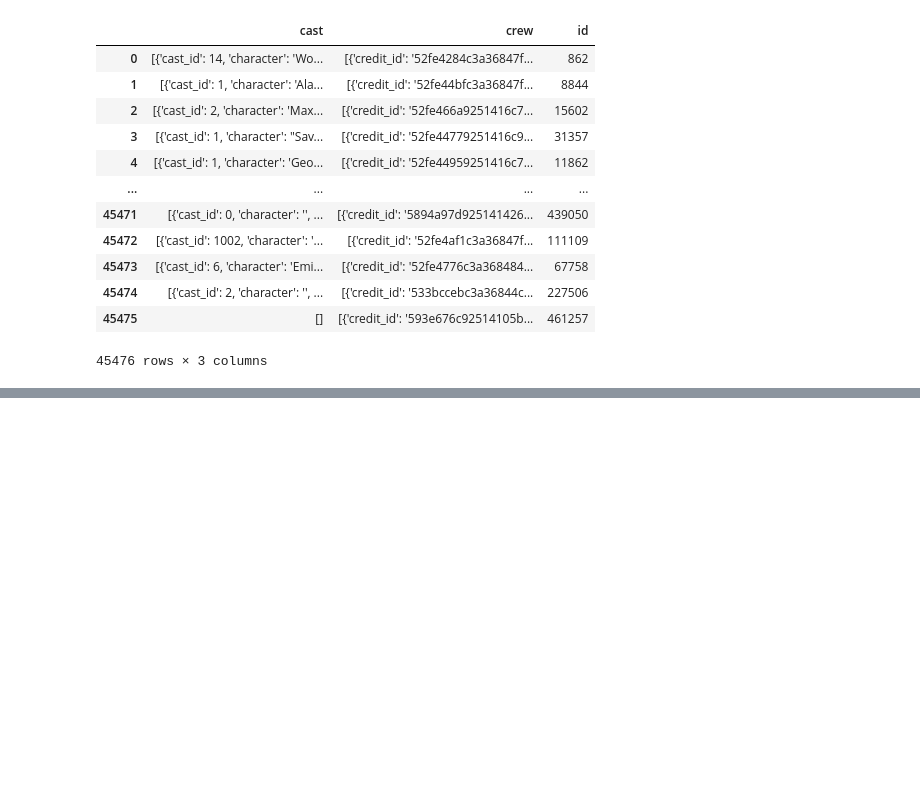
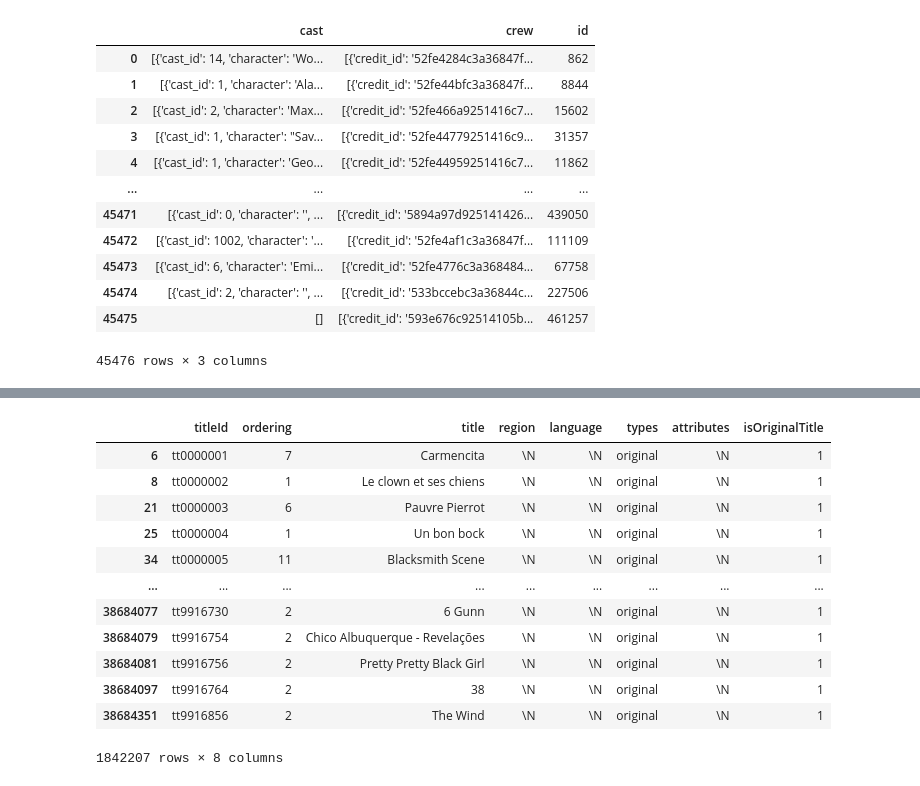
Before and after one commit to jackfrantz/Movie-Recommender-System, a Jupyter notebook: Code_Notebooks/1_Data_Collection.ipynb, the cells around one changed output, grey strips where cells are left out. Drawn from its saved outputs; the diff is of its cells as text; code cells hidden in the pictures; blank space fills up the shorter version.

```diff
--- a/Code_Notebooks/1_Data_Collection.ipynb
+++ b/Code_Notebooks/1_Data_Collection.ipynb
@@ -403,0 +435,17 @@ credits
+# %%
+originals = imdb_titles[imdb_titles['types']=='original']
+originals
+# %% [output]
+|  | titleId | ordering | title | region | language | types | attributes | isOriginalTitle |
+| 6 | tt0000001 | 7 | Carmencita | \N | \N | original | \N | 1 |
+| 8 | tt0000002 | 1 | Le clown et ses chiens | \N | \N | original | \N | 1 |
+| 21 | tt0000003 | 6 | Pauvre Pierrot | \N | \N | original | \N | 1 |
+| 25 | tt0000004 | 1 | Un bon bock | \N | \N | original | \N | 1 |
+| 34 | tt0000005 | 11 | Blacksmith Scene | \N | \N | original | \N | 1 |
+| ... | ... | ... | ... | ... | ... | ... | ... | ... |
+| 38684077 | tt9916730 | 2 | 6 Gunn | \N | \N | original | \N | 1 |
+| 38684079 | tt9916754 | 2 | Chico Albuquerque - Revelações | \N | \N | original | \N | 1 |
+| 38684081 | tt9916756 | 2 | Pretty Pretty Black Girl | \N | \N | original | \N | 1 |
+| 38684097 | tt9916764 | 2 | 38 | \N | \N | original | \N | 1 |
+| 38684351 | tt9916856 | 2 | The Wind | \N | \N | original | \N | 1 |
+1842207 rows × 8 columns
```
Also changed, not shown: parts of 10 cells of this notebook.
